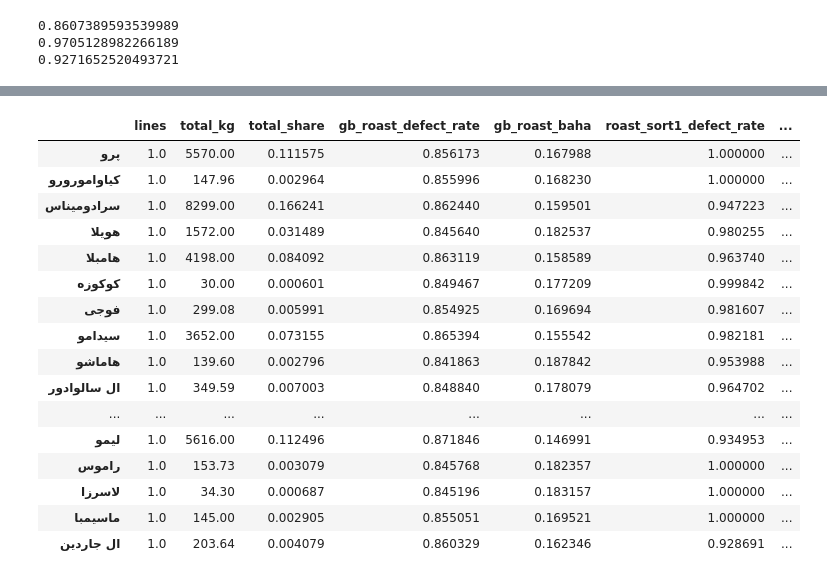
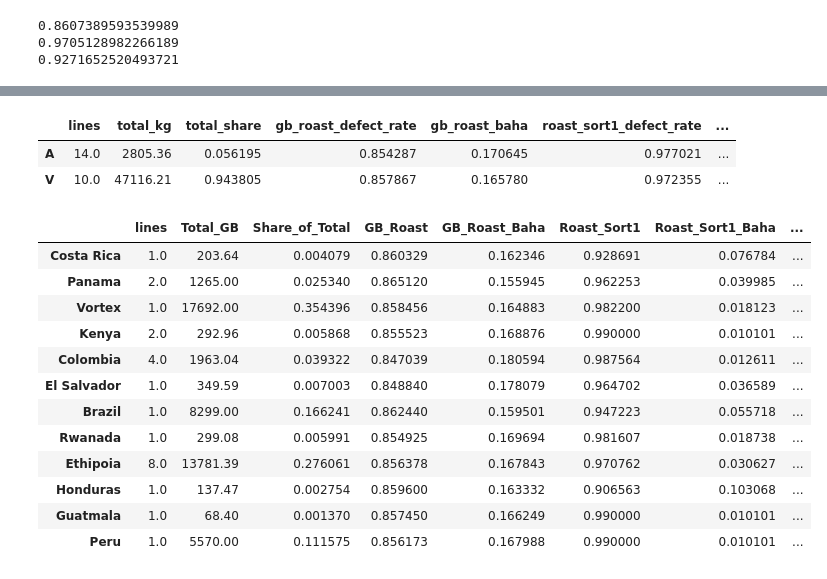
Before and after one commit to mammadbrazili/XAV, a Jupyter notebook: blank.ipynb, the cells around one changed output, grey strips where cells are left out. Saved outputs shown, nothing was run; the diff lists cells and outputs as text; code cells hidden in the pictures.

```diff
--- a/blank.ipynb
+++ b/blank.ipynb
@@ -302,0 +359,6 @@ rate(df,"sort1-sort2")
+# %%
+filter(df,"Series")
+# %% [output]
+|  | lines | total_kg | total_share | gb_roast_defect_rate | gb_roast_baha | roast_sort1_defect_rate | ... |
+| A | 14.0 | 2805.36 | 0.056195 | 0.854287 | 0.170645 | 0.977021 | ... |
+| V | 10.0 | 47116.21 | 0.943805 | 0.857867 | 0.165780 | 0.972355 | ... |
@@ -303,52 +370,51 @@ rate(df,"sort1-sort2")
 # %%
-import pandas as pd
-import numpy as np
+dataset = pd.read_excel("/Users/mohammad/Dropbox/XAV Finance (1)/گزارشات/1403/اردیبهشت/اطلاعات قهوه.xlsx").iloc[:26]
 
-df = pd.read_excel("/Users/mohammad/Dropbox/XAV Finance (1)/گزارشات/1403/اردیبهشت/اطلاعات قهوه.xlsx").iloc[:26]
-total_roast = sum(df["each_line_sum"].to_list())
 
-def filter(df,Metric):
+
+
+#--------------------------------------------------------- Functions Defining ---------------------------------------------------------------
+total_roast = sum(dataset["each_line_sum"].to_list())
+
+def filter(Metric):
 
     series_dict = {}
-    for i in set(df[Metric].to_list()):
-        gf = df[df[Metric] == i]
+    for i in set(dataset[Metric].to_list()):
+        gf = dataset[dataset[Metric] == i]
         total_kg = sum(gf["each_line_sum"] .to_list())
         total_share = total_kg / total_roast
         gb_roast_defect_rate = np.mean(gf["gb_roast_defect_rate"].to_list())
         gb_roast_baha = np.mean(gf["gb_roast_baha"].to_list())
         roast_sort1_defect_rate = np.mean(gf["roast_sort1_defect_rate"].to_list())
         roast_sort1_baha = np.mean(gf["roast_sort1_baha"].to_list())
         sort1_sort2_defect_rate = np.mean(gf["sort1_sort2_defect_rate"].to_list())
         sort1_sort2_baha = np.mean(gf["sort1_sort2_baha"].to_list())
         gb_pack_defect_rate = np.mean(gf["gb_pack_defect_rate"].to_list())
         gb_pack_baha = np.mean(gf["gb_pack_baha"].to_list())
         line = len(gf)
 
         series_dict[i] = [line,total_kg,total_share,gb_roast_defect_rate,gb_roast_baha,roast_sort1_defect_rate,roast_sort1_baha,
                         sort1_sort2_defect_rate,sort1_sort2_baha,gb_pack_defect_rate,gb_pack_baha]
 
         final = pd.DataFrame(series_dict).T
-        final.columns = ['lines', 'total_kg', 'total_share', 'gb_roast_defect_rate', 'gb_roast_baha', 'roast_sort1_defect_rate',
-              'roast_sort1_baha', 'sort1_sort2_defect_rate', 'sort1_sort2_baha', 'gb_pack_defect_rate', 'gb_pack_baha']
+        final.columns = ['lines', 'Total_GB', 'Share_of_Total', '‌GB_Roast', 'GB_Roast_Baha', 'Roast_Sort1',
+              'Roast_Sort1_Baha', 'Sort1_Sort2', 'Sort1_Sort2_baha', 'GB_Final', 'GB_Final_Baha']
 
     return final
 
-filter(df,"Name")
+a = filter("Country")
+a
 # %% [output]
-|  | lines | total_kg | total_share | gb_roast_defect_rate | gb_roast_baha | roast_sort1_defect_rate | ... |
-| پرو | 1.0 | 5570.00 | 0.111575 | 0.856173 | 0.167988 | 1.000000 | ... |
-| کیاوامورورو | 1.0 | 147.96 | 0.002964 | 0.855996 | 0.168230 | 1.000000 | ... |
-| سرادومیناس | 1.0 | 8299.00 | 0.166241 | 0.862440 | 0.159501 | 0.947223 | ... |
-| هویلا | 1.0 | 1572.00 | 0.031489 | 0.845640 | 0.182537 | 0.980255 | ... |
-| هامبلا | 1.0 | 4198.00 | 0.084092 | 0.863119 | 0.158589 | 0.963740 | ... |
-| کوکوزه | 1.0 | 30.00 | 0.000601 | 0.849467 | 0.177209 | 0.999842 | ... |
-| فوجی | 1.0 | 299.08 | 0.005991 | 0.854925 | 0.169694 | 0.981607 | ... |
-| سیدامو | 1.0 | 3652.00 | 0.073155 | 0.865394 | 0.155542 | 0.982181 | ... |
-| هاماشو | 1.0 | 139.60 | 0.002796 | 0.841863 | 0.187842 | 0.953988 | ... |
-| ال سالوادور | 1.0 | 349.59 | 0.007003 | 0.848840 | 0.178079 | 0.964702 | ... |
-| ... | ... | ... | ... | ... | ... | ... | ... |
-| لیمو | 1.0 | 5616.00 | 0.112496 | 0.871846 | 0.146991 | 0.934953 | ... |
-| راموس | 1.0 | 153.73 | 0.003079 | 0.845768 | 0.182357 | 1.000000 | ... |
-| لاسرزا | 1.0 | 34.30 | 0.000687 | 0.845196 | 0.183157 | 1.000000 | ... |
-| ماسیمبا | 1.0 | 145.00 | 0.002905 | 0.855051 | 0.169521 | 1.000000 | ... |
-| ال جاردین | 1.0 | 203.64 | 0.004079 | 0.860329 | 0.162346 | 0.928691 | ... |
+|  | lines | Total_GB | Share_of_Total | ‌GB_Roast | GB_Roast_Baha | Roast_Sort1 | Roast_Sort1_Baha | ... |
+| Costa Rica | 1.0 | 203.64 | 0.004079 | 0.860329 | 0.162346 | 0.928691 | 0.076784 | ... |
+| Panama | 2.0 | 1265.00 | 0.025340 | 0.865120 | 0.155945 | 0.962253 | 0.039985 | ... |
+| Vortex | 1.0 | 17692.00 | 0.354396 | 0.858456 | 0.164883 | 0.982200 | 0.018123 | ... |
+| Kenya | 2.0 | 292.96 | 0.005868 | 0.855523 | 0.168876 | 0.990000 | 0.010101 | ... |
+| Colombia | 4.0 | 1963.04 | 0.039322 | 0.847039 | 0.180594 | 0.987564 | 0.012611 | ... |
+| El Salvador | 1.0 | 349.59 | 0.007003 | 0.848840 | 0.178079 | 0.964702 | 0.036589 | ... |
+| Brazil | 1.0 | 8299.00 | 0.166241 | 0.862440 | 0.159501 | 0.947223 | 0.055718 | ... |
+| Rwanada | 1.0 | 299.08 | 0.005991 | 0.854925 | 0.169694 | 0.981607 | 0.018738 | ... |
+| Ethipoia | 8.0 | 13781.39 | 0.276061 | 0.856378 | 0.167843 | 0.970762 | 0.030627 | ... |
+| Honduras | 1.0 | 137.47 | 0.002754 | 0.859600 | 0.163332 | 0.906563 | 0.103068 | ... |
+| Guatmala | 1.0 | 68.40 | 0.001370 | 0.857450 | 0.166249 | 0.990000 | 0.010101 | ... |
+| Peru | 1.0 | 5570.00 | 0.111575 | 0.856173 | 0.167988 | 0.990000 | 0.010101 | ... |
```
Also changed, not shown: parts of 11 cells of this notebook, 5 other files.
